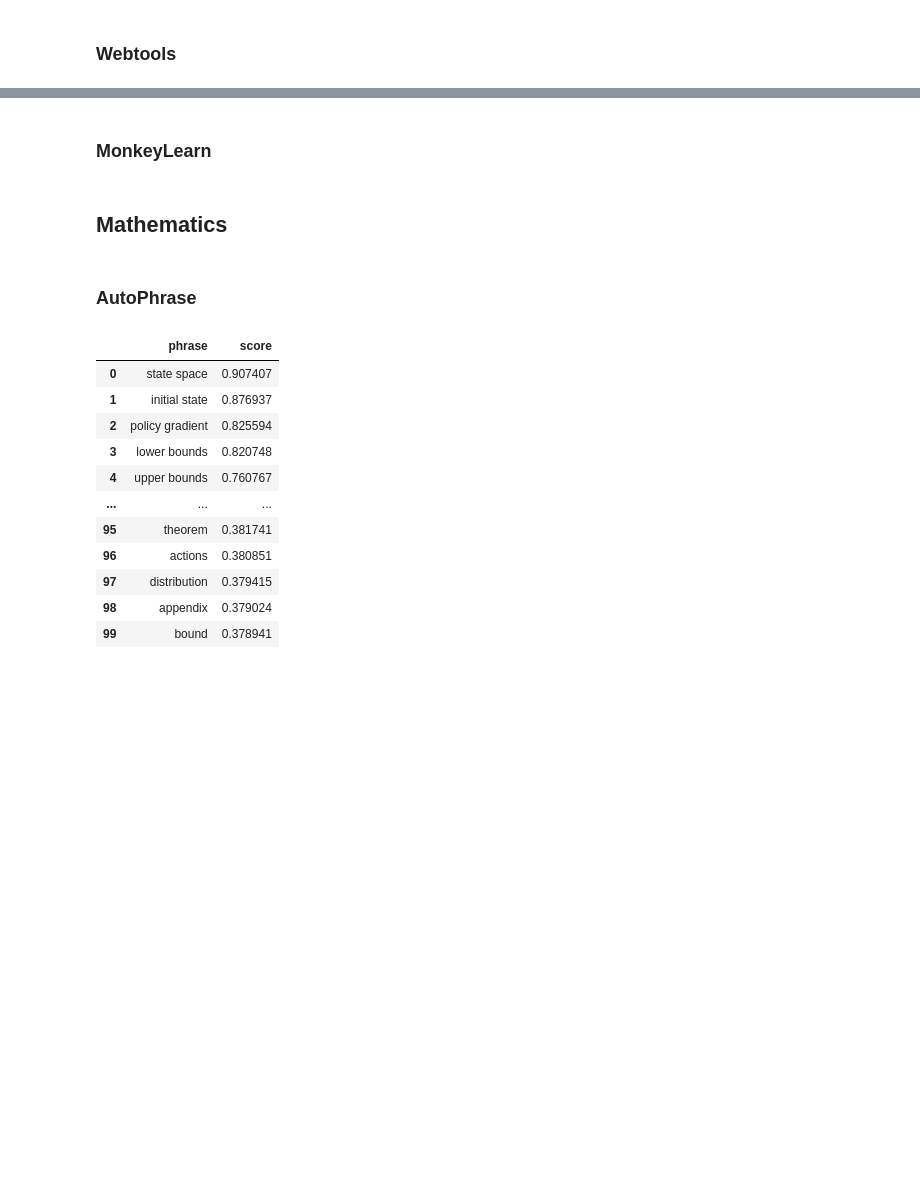
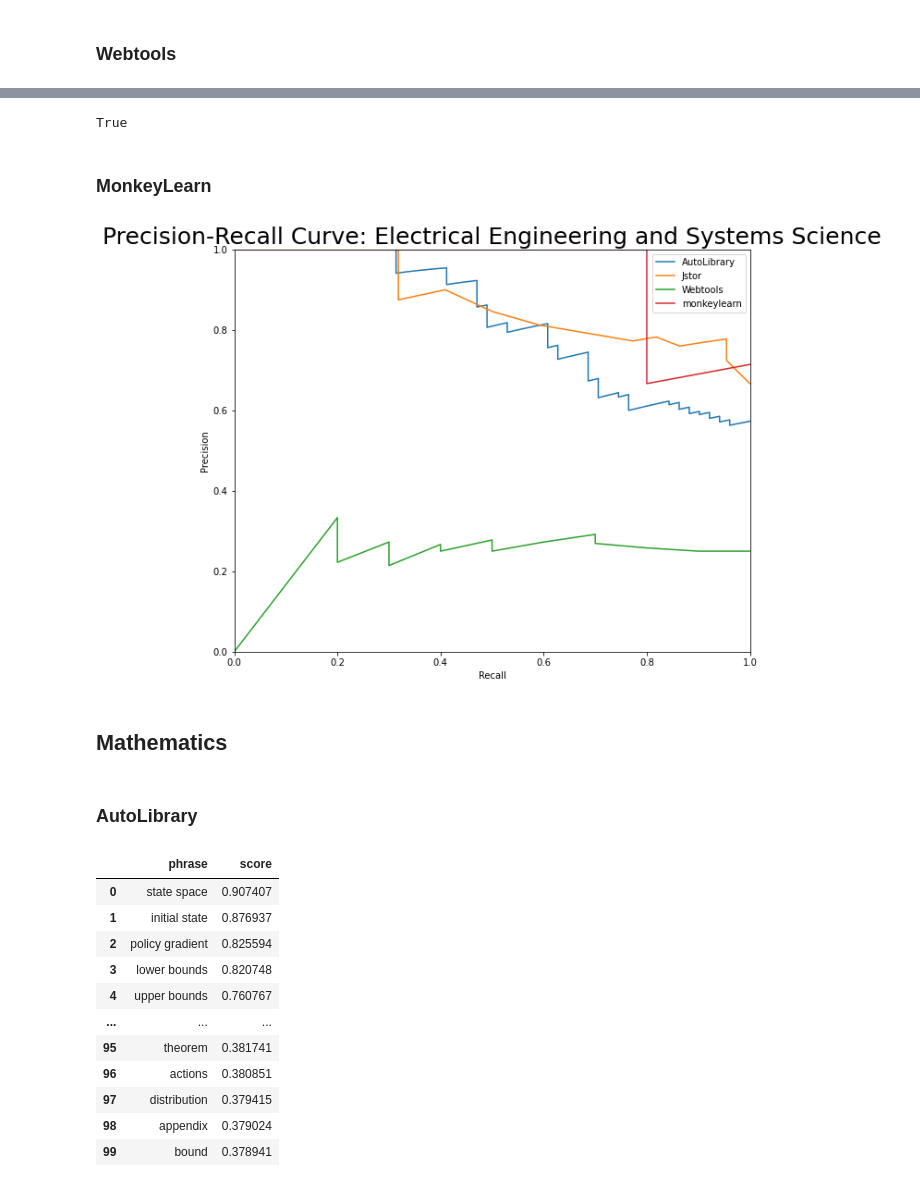
Before and after one commit to YichunRen/AutoLibrary-Scientific-Paper-Keywords-Extraction-, a Jupyter notebook: notebooks/Experiment.ipynb, the cells around one changed output, grey strips where cells are left out. Cells and saved outputs as stored; diff of their text form; code cells hidden in the pictures; blank space fills up the shorter version.

```diff
--- a/notebooks/Experiment.ipynb
+++ b/notebooks/Experiment.ipynb
@@ -331,0 +557,4 @@ autophrase_eess_labels = [1, 1, 1, 1, 1, 1, 1, 1, 1, 1,
+# %%
+# standardize it
+webtools_eess_phrases = utils.min_max_scale(webtools_eess_phrases)
+webtools_eess_phrases
@@ -332,9 +579,38 @@ autophrase_eess_labels = [1, 1, 1, 1, 1, 1, 1, 1, 1, 1,
+# %%
+webtools_eess_labels = [0, 0, 0, 0, 1, 1, 0, 0, 0, 0,
+                       1, 0, 0, 0, 1, 0, 0, 1, 0, 0,
+                       1, 0, 1, 0, 0, 0, 0, 0, 0, 1,
+                       0, 0, 0, 1, 0, 0, 0, 0, 0, 1]
+len(webtools_eess_labels) == len(webtools_eess_phrases)
+# %% [output]
+True
 # %% [markdown]
 ### MonkeyLearn
+# %%
+monkeylearn_eess_phrases = {"cine mr image": 0.95,
+"mr image reconstruction": 0.9,
+"cnn": 0.4,
+"proposed methods": 0.15,
+"test time": 0.25,
+"block": 0.1,
+"proposed cnn": 0.45,
+"number of radial": 0.55,
+"entire network": 0.7,
+"radial spoke": 0.65}
+# %%
+monkeylearn_eess_labels = [1, 1, 1, 0, 0, 0, 0, 0, 1, 1]
+# %%
+# graph
+utils.graph_precision_recall(autophrase_eess_labels, autophrase_eess_df,
+    jstor_eess_labels, jstor_eess_phrases,
+    webtools_eess_labels, webtools_eess_phrases,
+    monkeylearn_eess_labels, monkeylearn_eess_phrases, "Electrical Engineering and Systems Science")
+# %% [output]
+[figure, added]
 # %% [markdown]
 ## Mathematics
 # %% [markdown]
-### AutoPhrase
+### AutoLibrary
 # %%
 autophrase_math_df = weighted_df['Mathematics'].dropna().head(100)
 autophrase_math_df
```
Also changed, not shown: parts of 79 cells of this notebook, 1 other file.
